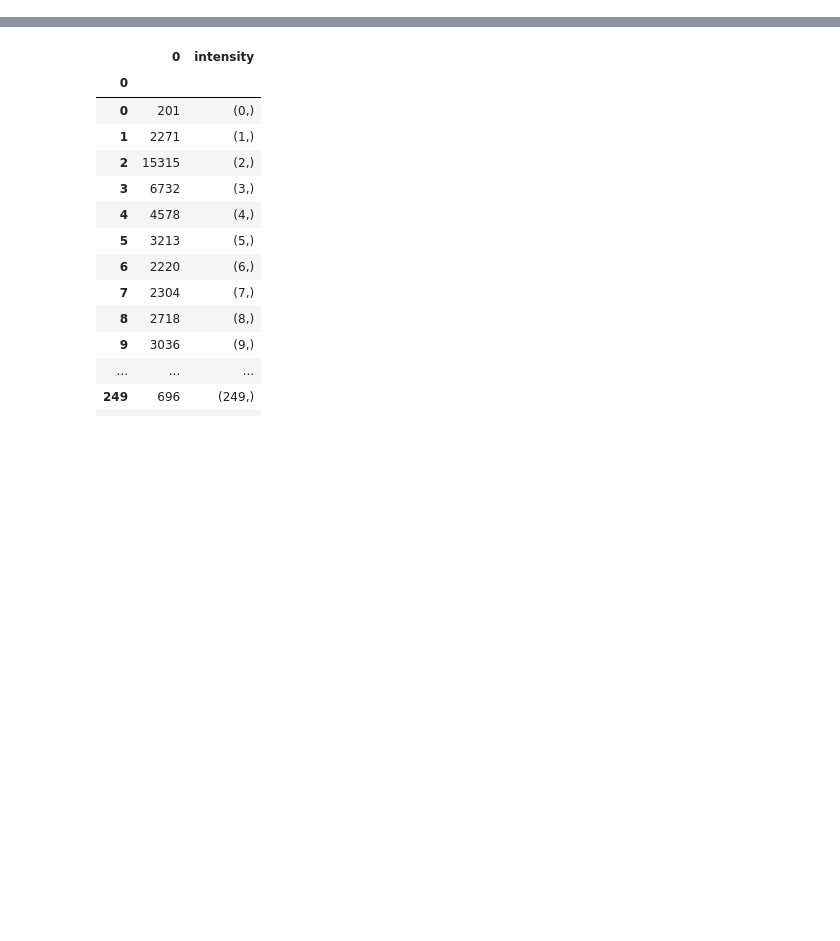
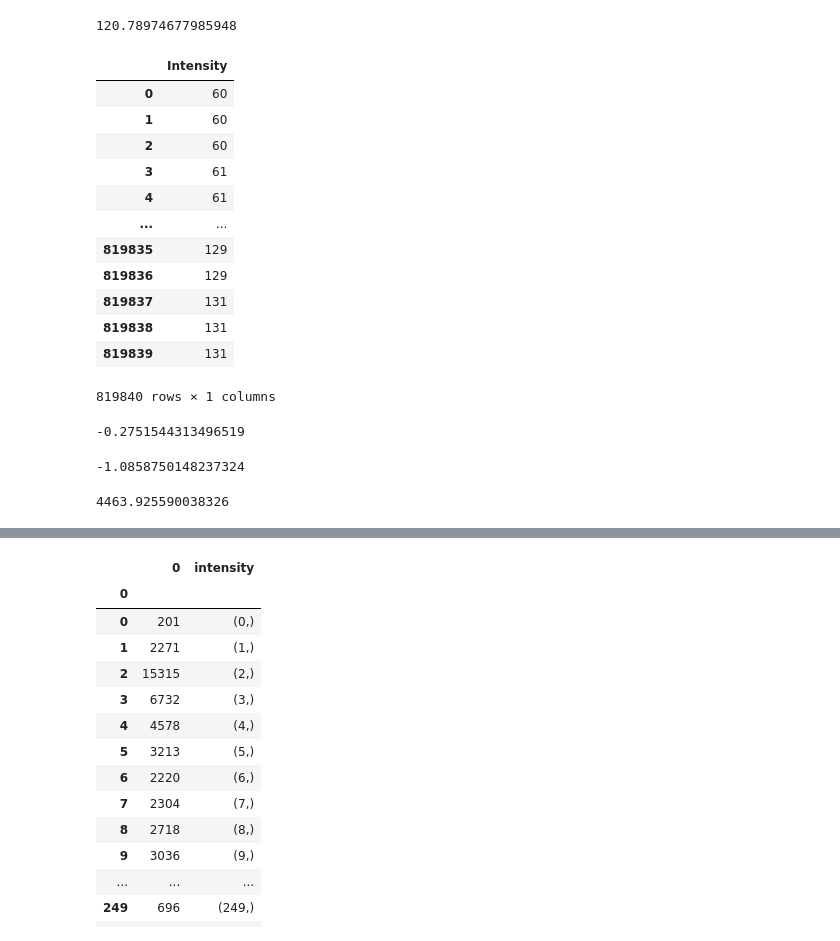
Before and after one commit to TRO-Wolf/cvision, a Jupyter notebook: Stable Matching Algorithm 3.ipynb, the cells around one changed output, grey strips where cells are left out. Cells and saved outputs as stored; diff of their text form; code cells hidden in the pictures; blank space fills up the shorter version.

```diff
--- a/Stable Matching Algorithm 3.ipynb
+++ b/Stable Matching Algorithm 3.ipynb
@@ -92,0 +124,38 @@ def organize_data(image):
+# %%
+def shape_it(image):
+    return image.reshape(-1, 1)
+
+def make_frame(array):
+    base_data = pd.DataFrame(array)
+    base_data.rename(columns={0:"Intensity"}, inplace=True)
+    return base_data
+
+def get_stats(frame):
+    skew = frame['Intensity'].skew()
+    variance = frame['Intensity'].var()
+    kurtosis = frame['Intensity'].kurtosis()
+
+    return skew, variance, kurtosis
+
+
+
+
+
+
+def organize_data(image):
+    n = shape_it(image)
+
+
+    base_data = pd.DataFrame(n)
+    counts_data = base_data.value_counts()
+    data = pd.DataFrame(counts_data)
+    data.sort_index(inplace=True)
+    data.rename(columns={0:"counts"}, inplace=True)
+    data['Probability'] = data['counts'] / data['counts'].sum()
+    data['Intensity'] = reduce(lambda x, y: x + y, data.index)
+    data['Equation 3'] = data['Probability'] * data['Intensity']
+    data['Mean'] = data['Equation 3'].sum()
+    data['Variance'] = ((data['Intensity'] - data['Mean'])**2) * data['Probability']
+    data['SKEW'] = data
+
+    return data
@@ -92,0 +170,3 @@ def organize_data(image):
+# %%
+n1 = shape_it(gray_img)
+n1
@@ -92,0 +181,36 @@ def organize_data(image):
+# %%
+n1.mean()
+# %% [output]
+120.78974677985948
+# %%
+bdata = pd.DataFrame(n1)
+bdata.rename(columns={0:"Intensity"}, inplace=True)
+bdata
+# %% [output]
+|  | Intensity |
+| 0 | 60 |
+| 1 | 60 |
+| 2 | 60 |
+| 3 | 61 |
+| 4 | 61 |
+| ... | ... |
+| 819835 | 129 |
+| 819836 | 129 |
+| 819837 | 131 |
+| 819838 | 131 |
+| 819839 | 131 |
+819840 rows × 1 columns
+# %%
+bdata['Intensity'].skew()
+# %% [output]
+-0.2751544313496519
+# %%
+bdata['Intensity'].skew()
+bdata['Intensity'].var()
+bdata['Intensity'].kurtosis()
+# %% [output]
+-1.0858750148237324
+# %%
+bdata['Intensity'].var()
+# %% [output]
+4463.925590038326
```
Also changed, not shown: parts of 49 cells of this notebook, 1 other file.
